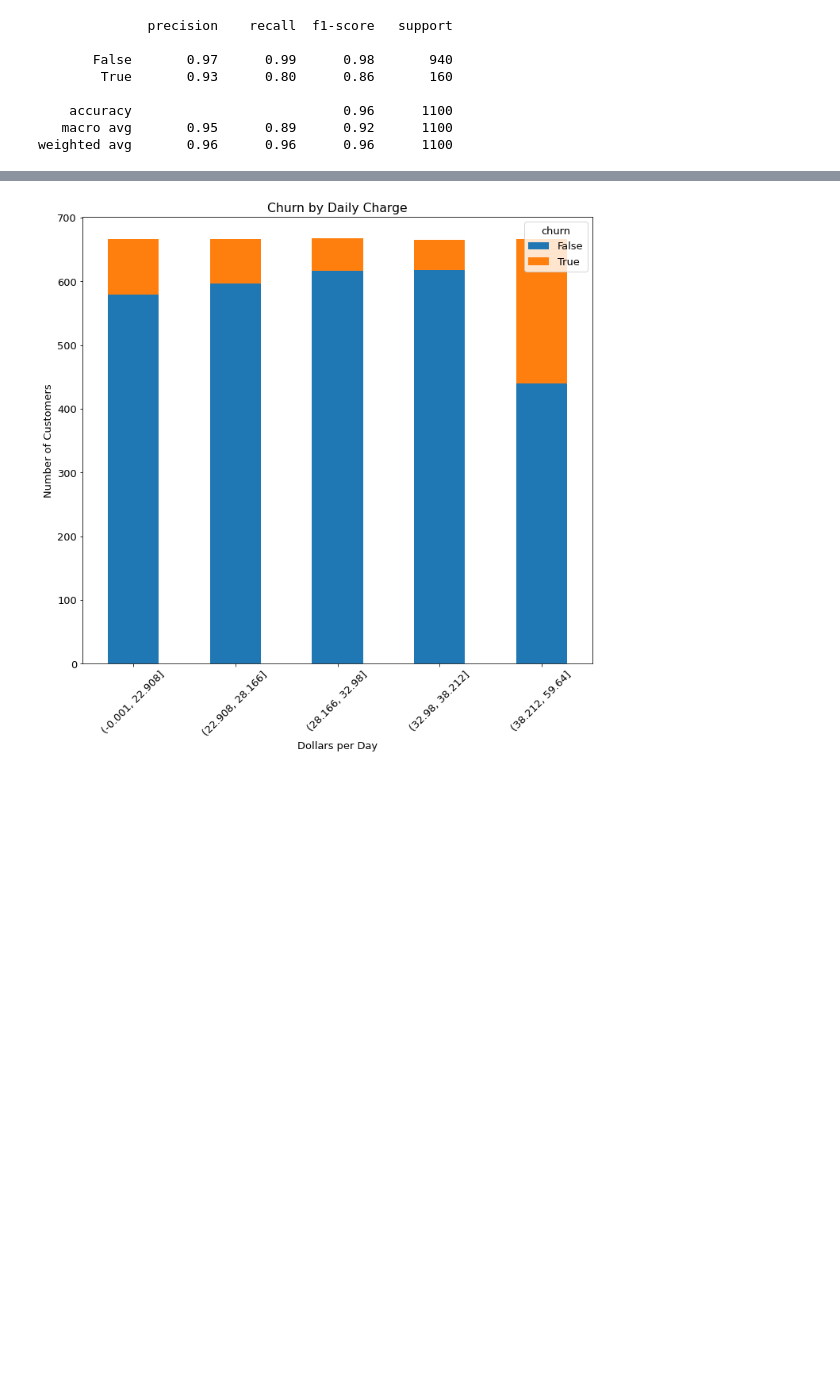
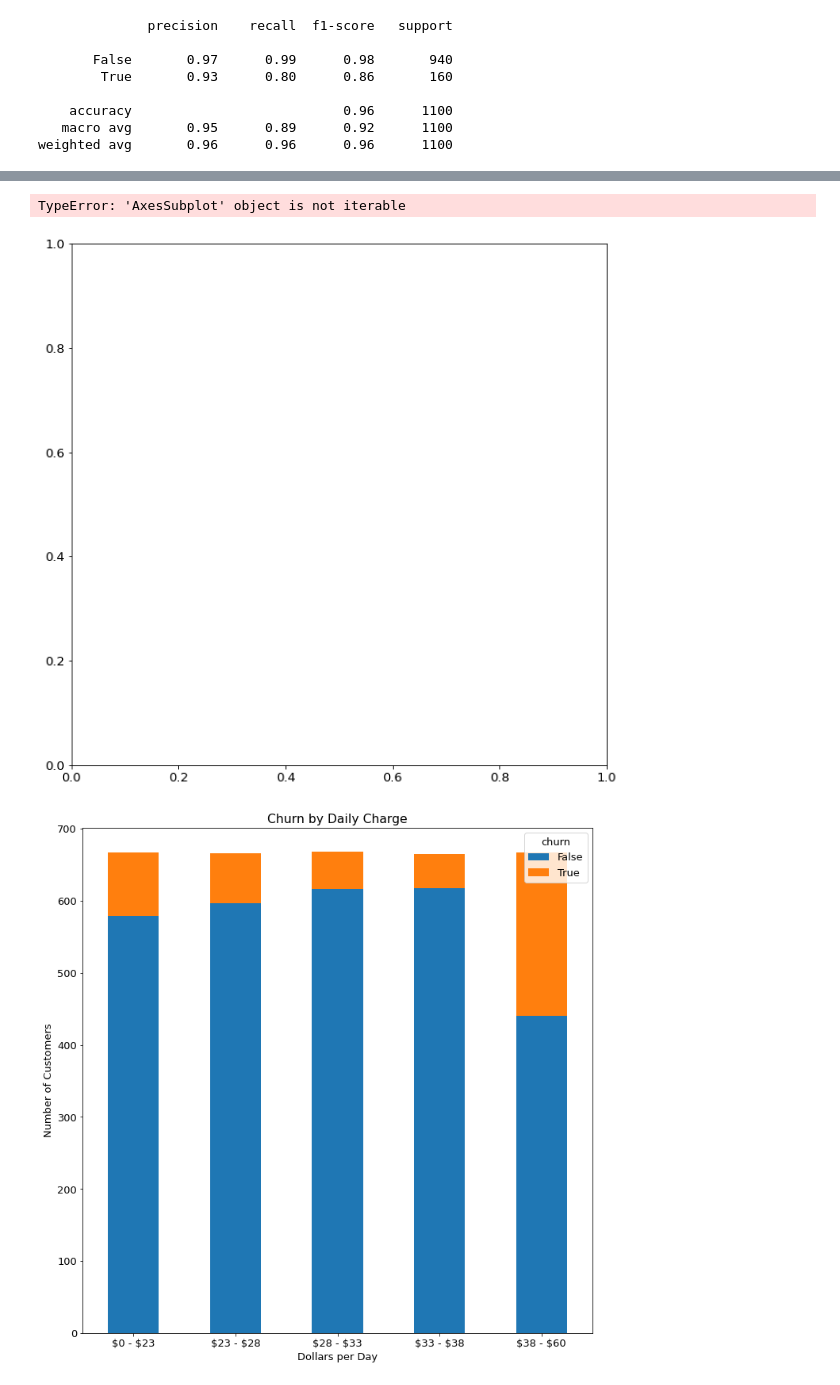
Before and after one commit to ThomasHChapman/P3-Classifer, a Jupyter notebook: SyriatelChurnNotebook.ipynb, the cells around one changed output, grey strips where cells are left out. Drawn from its saved outputs; the diff is of its cells as text; code cells hidden in the pictures; blank space fills up the shorter version.

Commit message:
visualization tweaks & markdown

```diff
--- a/SyriatelChurnNotebook.ipynb
+++ b/SyriatelChurnNotebook.ipynb
@@ -1000,29 +1068,49 @@ get_feature_importance(gbc_pipeline3, 'gbc', X_test, y_test)
 # %%
 df_bin = df.copy()
 df_bin['binned'] = pd.qcut(df_bin['total day charge'], q=5)
-bin_tot_customers =  df_bin['binned'].value_counts()
-#fig, ax = plt.subplots(figsize=(10,10))
+df_bin['binned']
+
+bin_label=["\\$0 - \\$23", "\\$23 - \\$28", "\\$28 - \\$33", "\\$33 - \\$38", "\\$38 - \\$60"]
+
+fig, ax = plt.subplots(figsize=(10,10))
+df_bin.groupby([('binned'), 'churn']).size().unstack().plot(kind='bar', stacked=True, figsize=(10,10))
+
+
 #pps = plt.bar(x = model_its.keys(), height=model_its.values(), color=colors)
 
 
-df_bin.groupby([('binned'), 'churn']).size().unstack().plot(kind='bar', stacked=True, figsize=(10,10));
+#pps = df_bin.groupby([('binned'), 'churn']).size().unstack().plot(kind='bar', stacked=True, figsize=(10,10));
 plt.xlabel('Dollars per Day')
 plt.ylabel('Number of Customers')
 plt.title('Churn by Daily Charge')
-plt.xticks(rotation = 45)
+plt.xticks(rotation = 0, labels=bin_label, ticks=[0, 1, 2, 3, 4])
 plt.tight_layout()
 
+bin_dems = df_bin['binned'].value_counts().sort_index()
+bin_perc = df_bin[df_bin['churn'] == True]['binned'].value_counts().sort_index().divide(bin_dems)
+churn_perc = bin_perc.to_list()
+churn_perc = [f'{round(num, 2)*100:.1f}%' for num in churn_perc]
+
 # Add percentages to bars
+for bar in ax:
+    yval = bar.get_height()
+    plt.text(bar.get_x(), yval + .005, yval)
+
+#for i, v in enumerate(y):
+ #   plt.text(xlocs[i] - 0.25, v + 0.01, str(v))
+
 #for p in pps:
-#   height = p.get_height()
-#   ax.annotate('{}'.format(height),
-#      xy=(p.get_x() + p.get_width() / 2, height),
-#      xytext=(0, 5), # 3 points vertical offset
-#      textcoords="offset points",
-#      ha='center', va='bottom')
+ #   height = p.get_height()
+ #   ax.annotate('{}'.format(height),
+ #   xy=(p.get_x() + p.get_width() / 2, height),
+ #      xytext=(0, 5), # 3 points vertical offset
+  #     textcoords="offset points",
+ #      ha='center', va='bottom')
 
 
 # Save Figure
 plt.savefig('./images/day_charge', facecolor='white', dpi=500)
 # %% [output]
+TypeError: 'AxesSubplot' object is not iterable
-[figure, old version]
+[figure, new version]
+[figure, added]
```
Also changed, not shown: parts of 47 cells of this notebook, 3 other files.
